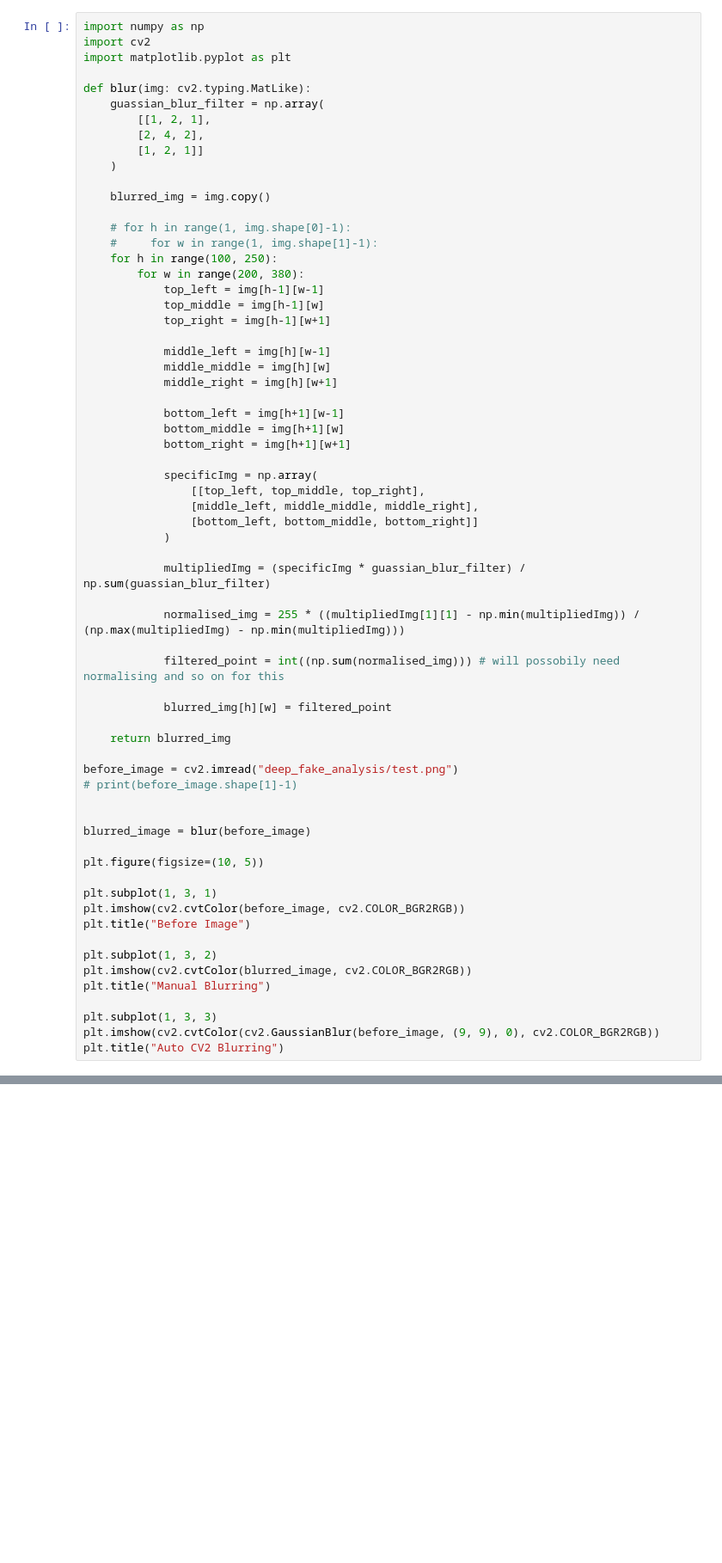
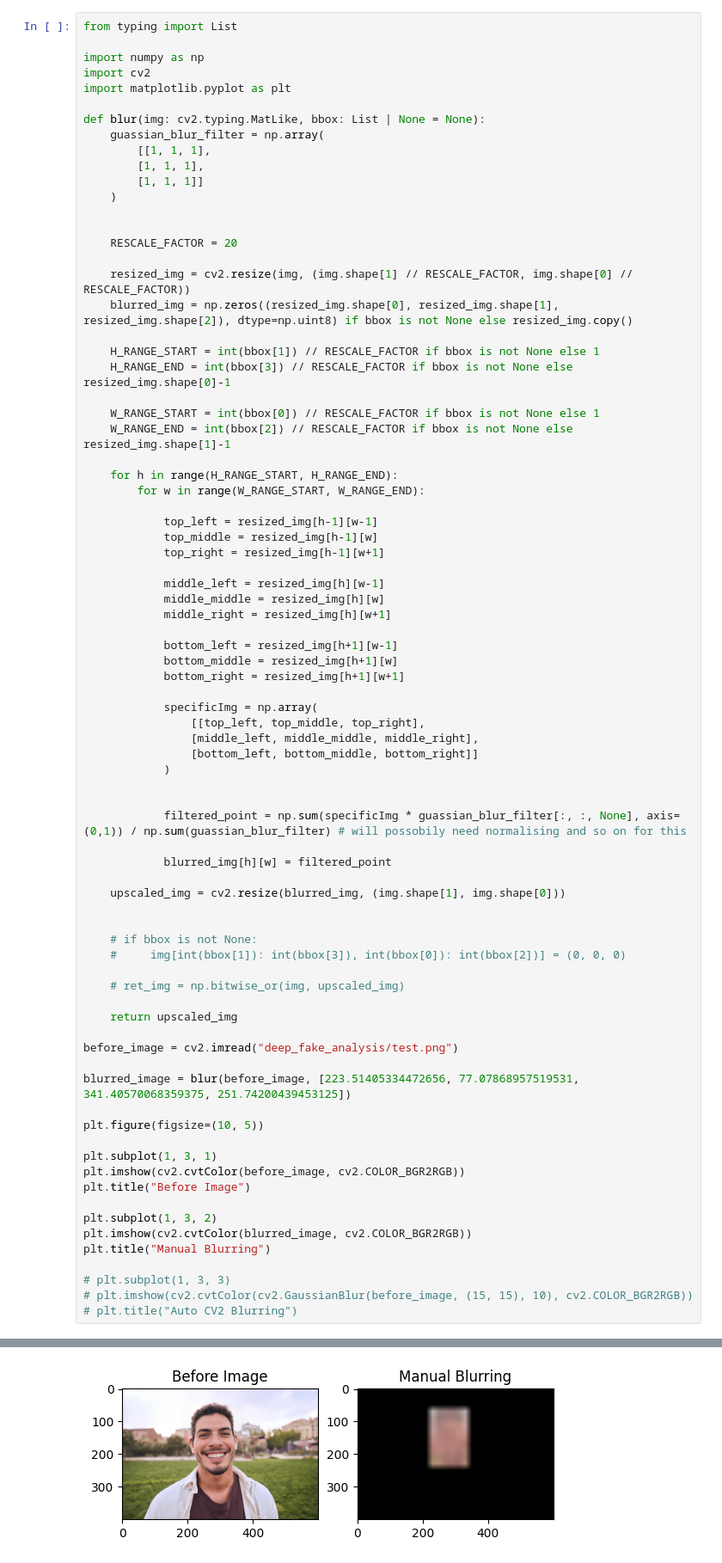
Before and after one commit to rijul04/Deep-Fake-Protector, a Jupyter notebook: backend/test.ipynb, the cells around one changed output, grey strips where cells are left out. Shown at 86% size. Cells and saved outputs as stored; diff of their text form; blank space fills up the shorter version.

Commit message:
more blurring work

```diff
--- a/backend/test.ipynb
+++ b/backend/test.ipynb
@@ -20,32 +22,43 @@ np.int64(5)
 # %%
+from typing import List
+
 import numpy as np
 import cv2
 import matplotlib.pyplot as plt
 
-def blur(img: cv2.typing.MatLike):
+def blur(img: cv2.typing.MatLike, bbox: List | None = None):
     guassian_blur_filter = np.array(
-        [[1, 2, 1],
-        [2, 4, 2],
-        [1, 2, 1]]
+        [[1, 1, 1],
+        [1, 1, 1],
+        [1, 1, 1]]
     )
 
-    blurred_img = img.copy()
 
-    # for h in range(1, img.shape[0]-1):
-    #     for w in range(1, img.shape[1]-1):
-    for h in range(100, 250):
-        for w in range(200, 380):
-            top_left = img[h-1][w-1]
-            top_middle = img[h-1][w]
-            top_right = img[h-1][w+1]
+    RESCALE_FACTOR = 20
 
-            middle_left = img[h][w-1]
-            middle_middle = img[h][w]
-            middle_right = img[h][w+1]
+    resized_img = cv2.resize(img, (img.shape[1] // RESCALE_FACTOR, img.shape[0] // RESCALE_FACTOR))
+    blurred_img = np.zeros((resized_img.shape[0], resized_img.shape[1], resized_img.shape[2]), dtype=np.uint8) if bbox is not None else resized_img.copy()
 
-            bottom_left = img[h+1][w-1]
-            bottom_middle = img[h+1][w]
-            bottom_right = img[h+1][w+1]
+    H_RANGE_START = int(bbox[1]) // RESCALE_FACTOR if bbox is not None else 1
+    H_RANGE_END = int(bbox[3]) // RESCALE_FACTOR if bbox is not None else resized_img.shape[0]-1
+
+    W_RANGE_START = int(bbox[0]) // RESCALE_FACTOR if bbox is not None else 1
+    W_RANGE_END = int(bbox[2]) // RESCALE_FACTOR if bbox is not None else resized_img.shape[1]-1
+
+    for h in range(H_RANGE_START, H_RANGE_END):
+        for w in range(W_RANGE_START, W_RANGE_END):
+
+            top_left = resized_img[h-1][w-1]
+            top_middle = resized_img[h-1][w]
+            top_right = resized_img[h-1][w+1]
+
+            middle_left = resized_img[h][w-1]
+            middle_middle = resized_img[h][w]
+            middle_right = resized_img[h][w+1]
+
+            bottom_left = resized_img[h+1][w-1]
+            bottom_middle = resized_img[h+1][w]
+            bottom_right = resized_img[h+1][w+1]
 
             specificImg = np.array(
                 [[top_left, top_middle, top_right],
@@ -53,21 +66,24 @@ def blur(img: cv2.typing.MatLike):
                 [bottom_left, bottom_middle, bottom_right]]
             )
 
-            multipliedImg = (specificImg * guassian_blur_filter) / np.sum(guassian_blur_filter)
 
-            normalised_img = 255 * ((multipliedImg[1][1] - np.min(multipliedImg)) / (np.max(multipliedImg) - np.min(multipliedImg)))
-
-            filtered_point = int((np.sum(normalised_img))) # will possobily need normalising and so on for this
+            filtered_point = np.sum(specificImg * guassian_blur_filter[:, :, None], axis=(0,1)) / np.sum(guassian_blur_filter) # will possobily need normalising and so on for this
 
             blurred_img[h][w] = filtered_point
 
-    return blurred_img
+    upscaled_img = cv2.resize(blurred_img, (img.shape[1], img.shape[0]))
+
+
+    # if bbox is not None:
+    #     img[int(bbox[1]): int(bbox[3]), int(bbox[0]): int(bbox[2])] = (0, 0, 0)
+
+    # ret_img = np.bitwise_or(img, upscaled_img)
+
+    return upscaled_img
 
 before_image = cv2.imread("deep_fake_analysis/test.png")
-# print(before_image.shape[1]-1)
 
-
-blurred_image = blur(before_image)
+blurred_image = blur(before_image, [223.51405334472656, 77.07868957519531, 341.40570068359375, 251.74200439453125])
 
 plt.figure(figsize=(10, 5))
 
@@ -79,7 +95,7 @@ plt.subplot(1, 3, 2)
 plt.imshow(cv2.cvtColor(blurred_image, cv2.COLOR_BGR2RGB))
 plt.title("Manual Blurring")
 
-plt.subplot(1, 3, 3)
-plt.imshow(cv2.cvtColor(cv2.GaussianBlur(before_image, (9, 9), 0), cv2.COLOR_BGR2RGB))
-plt.title("Auto CV2 Blurring")
+# plt.subplot(1, 3, 3)
+# plt.imshow(cv2.cvtColor(cv2.GaussianBlur(before_image, (15, 15), 10), cv2.COLOR_BGR2RGB))
+# plt.title("Auto CV2 Blurring")
 # %% [output]
@@ -86,0 +103 @@ OverflowError: Python integer 425 out of bounds for uint8
+[figure, added]
```
Also changed, not shown: parts of 2 cells of this notebook.
